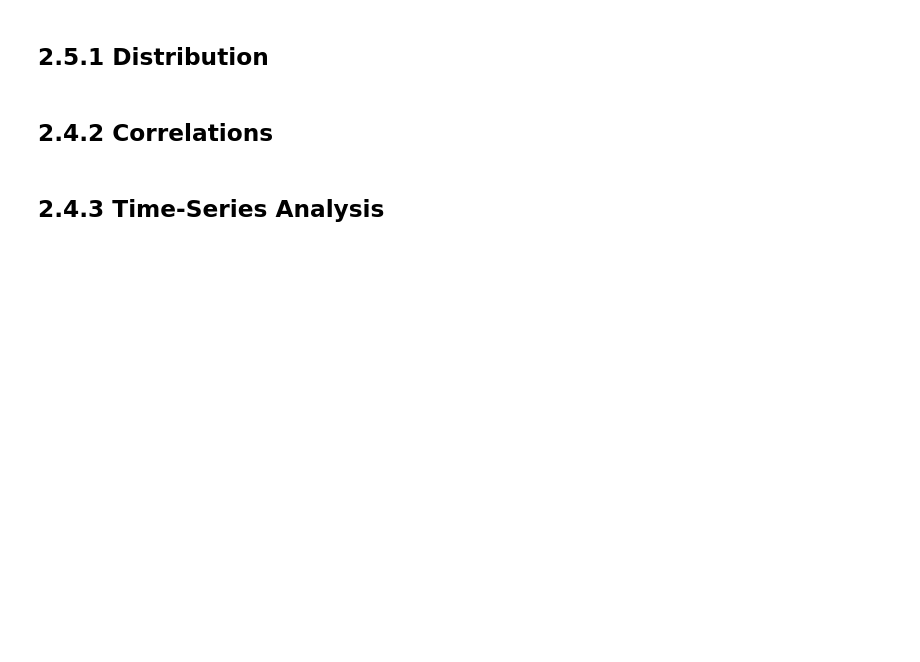
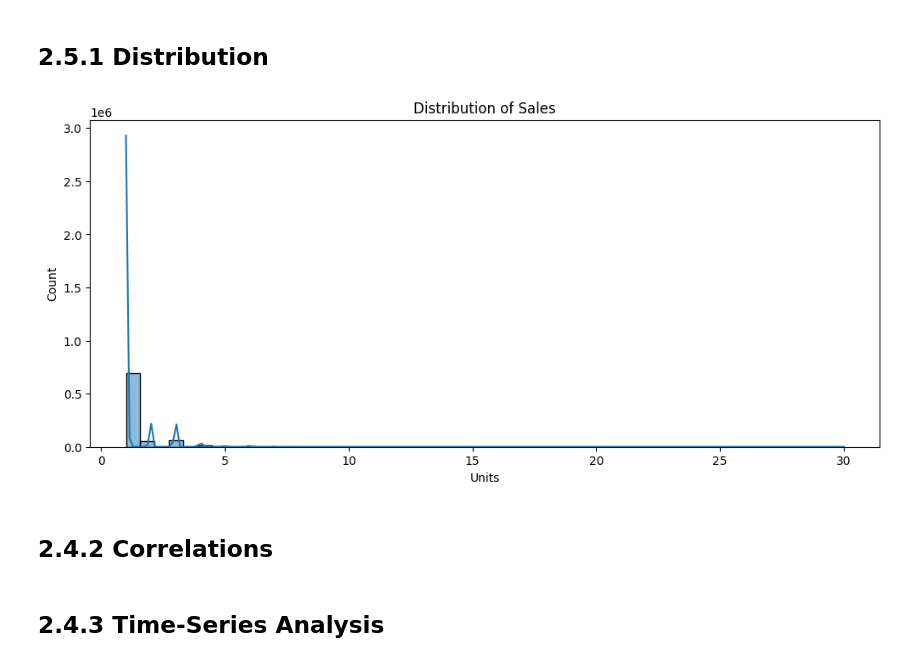
Before and after one commit to Mrschiss/IndusAnalProj, a Jupyter notebook: src/analytics_Project_Structure.ipynb, the cells around one changed output. Drawn from its saved outputs; the diff is of its cells as text; code cells hidden in the pictures; blank space fills up the shorter version.

```diff
--- a/src/analytics_Project_Structure.ipynb
+++ b/src/analytics_Project_Structure.ipynb
@@ -334,3 +337,27 @@ ValueError: List of boxplot statistics and `positions` values must have same the
 2.3.3 Data Quality Report
 # %% [markdown]
 ## 2.4 First Data Exploration
+# %%
+sales_df['Date'] = pd.to_datetime(sales_df['Date'])
+calendar_df['Date'] = pd.to_datetime(calendar_df['Date'])
+
+
+merged = (
+    sales_df
+    .merge(products_df, on="Product_ID", how="left")
+    .merge(stores_df, on="Store_ID", how="left")
+    .merge(inventory_df, on=["Product_ID","Store_ID"], how="left")
+    .merge(calendar_df, on="Date", how="left")
+)
+
+
+#Feature Engineering
+merged["Cost_Of_Goods_Sold"]=products_df["Product_Cost"] * sales_df["Units"]
+
+merged["Date"] = pd.to_datetime(merged["Date"])
+merged["day"] = merged["Date"].dt.day
+merged["week"] = merged["Date"].dt.isocalendar().week
+merged["month"] = merged["Date"].dt.month
+
+
+merged.head()
@@ -342,5 +448,13 @@ Joining train and store data
 # %% [markdown]
 ## 2.5.1 Distribution
+# %%
+#Sales Distribution
+plt.figure(figsize=(12,5))
+sns.histplot(merged["Units"], bins=50, kde=True)
+plt.title("Distribution of Sales")
+plt.show()
+# %% [output]
+[figure, added]
 # %% [markdown]
 ## 2.4.2 Correlations
 # %% [markdown]
```
Also changed, not shown: parts of 9 cells of this notebook.
